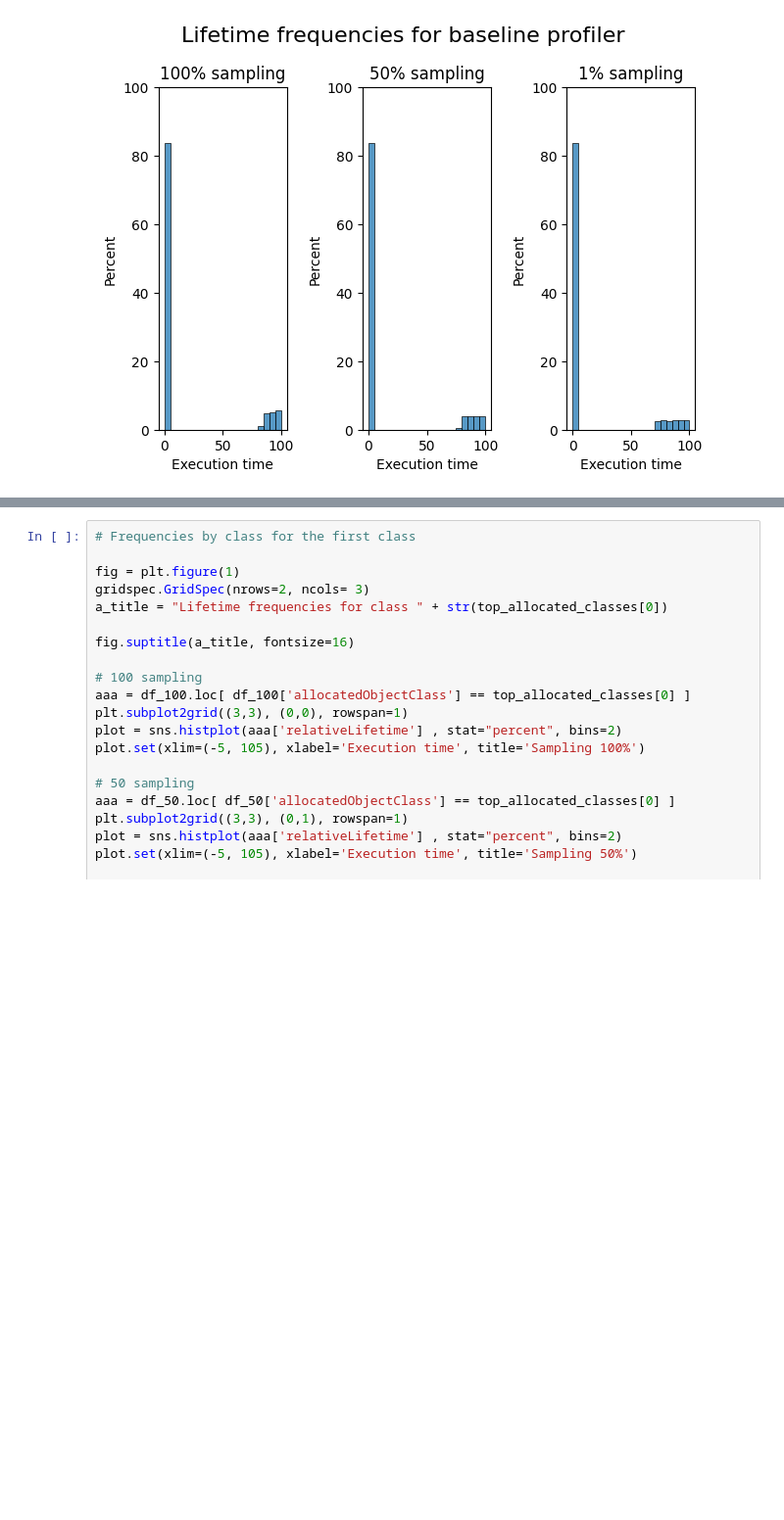
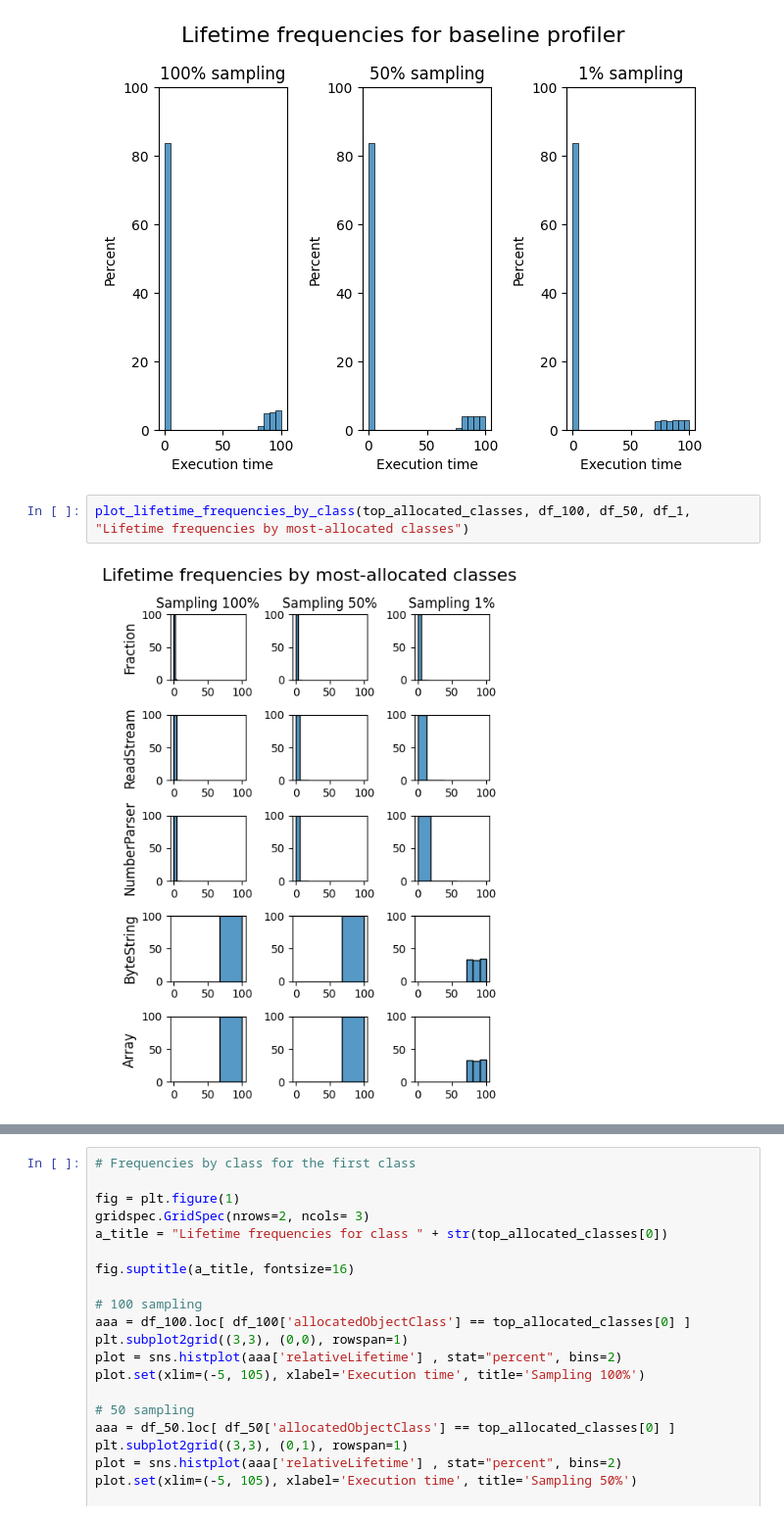
Before and after one commit to jordanmontt/application-classification-experiment, a Jupyter notebook: python/new-notebook.ipynb, the cells around one changed output, grey strips where cells are left out. Shown at 98% size. Saved outputs shown, nothing was run; the diff lists cells and outputs as text; blank space fills up the shorter version.

```diff
--- a/python/new-notebook.ipynb
+++ b/python/new-notebook.ipynb
@@ -34,3 +34,7 @@ top_allocated_classes = get_top_allocated_classes(df_1)
 plot_relative_frequencies_histogram('baseline profiler', df_100, df_50, df_1)
 # %% [output]
 [figure]
+# %%
+plot_lifetime_frequencies_by_class(top_allocated_classes, df_100, df_50, df_1, "Lifetime frequencies by most-allocated classes")
+# %% [output]
+[figure, added]
```
Also changed, not shown: parts of 6 cells of this notebook, 1 other file.
